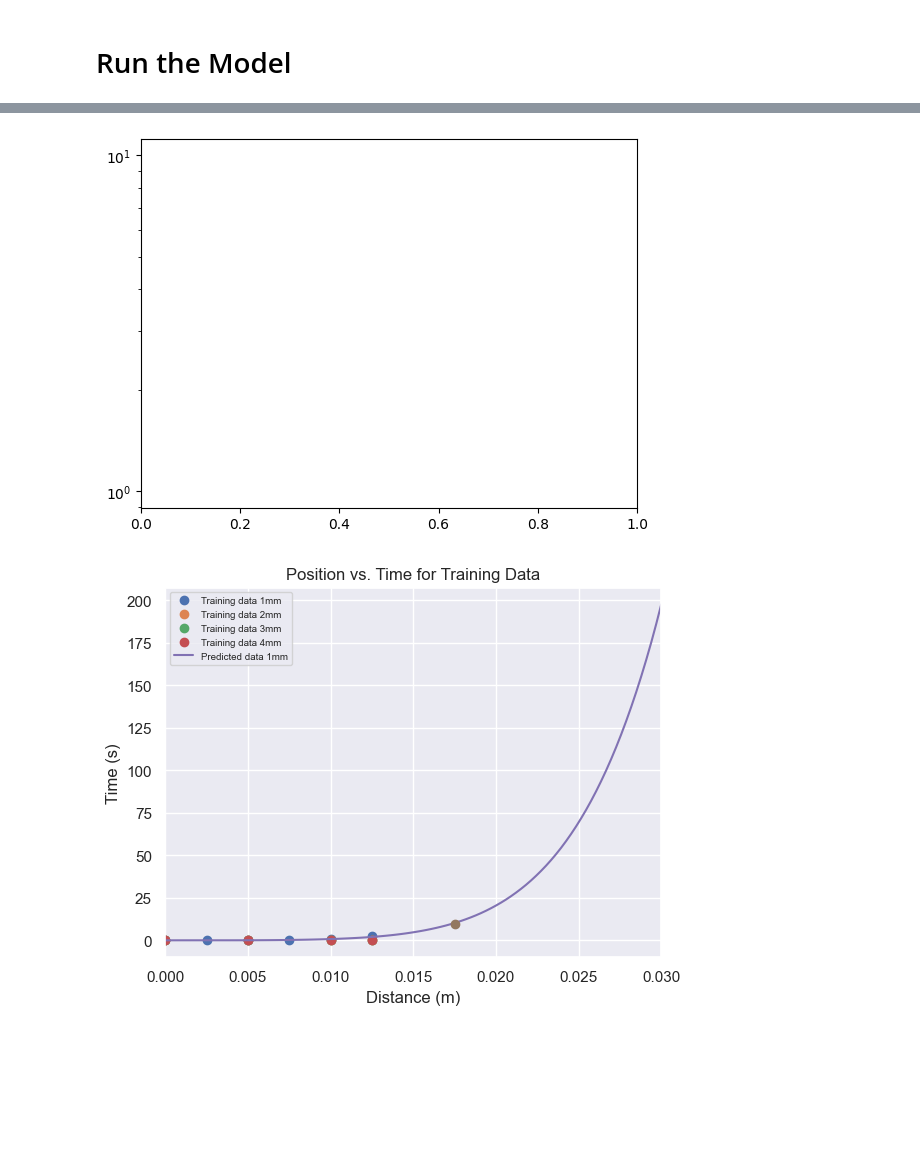
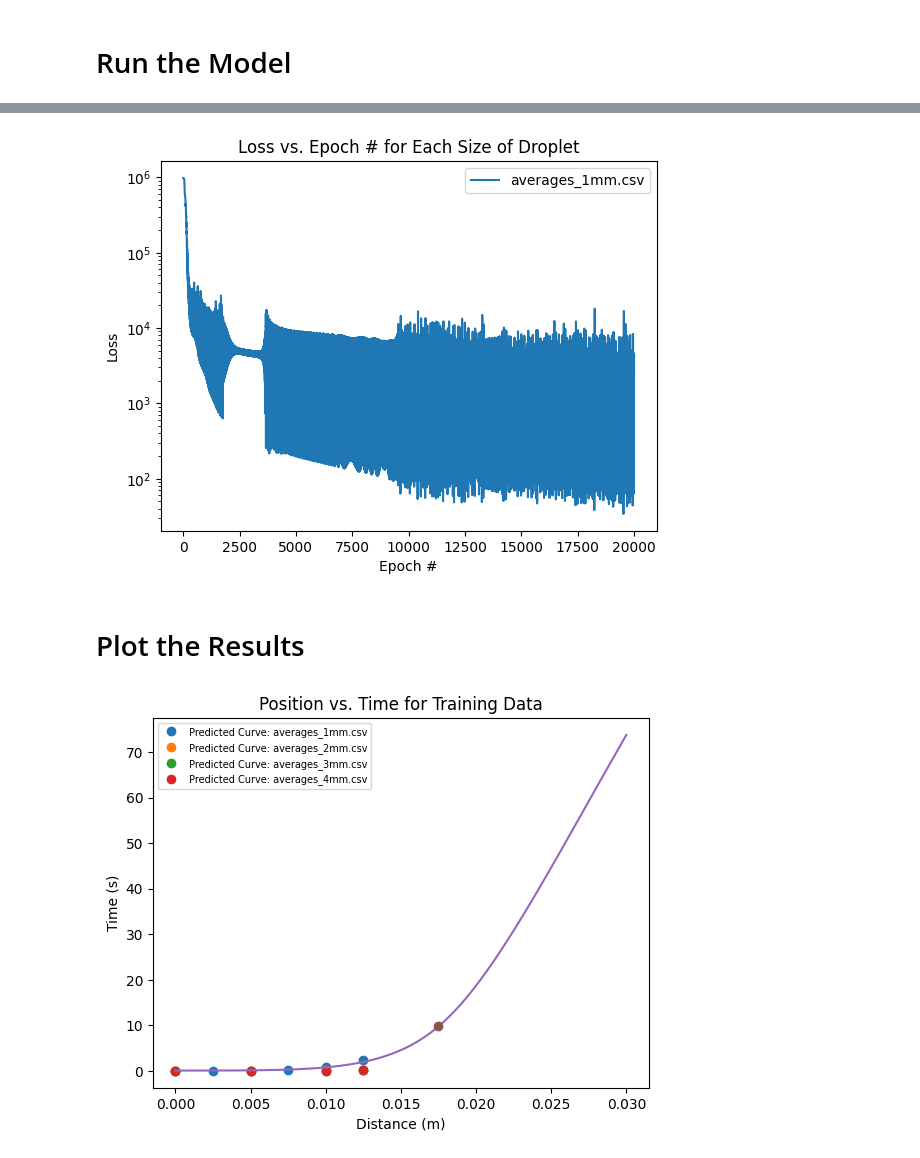
Before and after one commit to rahavdayan/pinns-model, a Jupyter notebook: src/ferrofluid/dimensional/ferrofluid.ipynb, the cells around one changed output, grey strips where cells are left out. Cells and saved outputs as stored; diff of their text form; code cells hidden in the pictures; blank space fills up the shorter version.

```diff
--- a/src/ferrofluid/dimensional/ferrofluid.ipynb
+++ b/src/ferrofluid/dimensional/ferrofluid.ipynb
@@ -16,12 +16,0 @@ np.random.seed(10)
-# %%
-# Grab training data
-train, test, legend = grab_training_data()
-
-# Plot training data
-for i in range(0, len(train)):
-    plt.plot(train[i]['DISTANCE'], train[i]['TIME'], 'o')
-plt.legend(legend)
-plt.ylabel('Time (s)')
-plt.xlabel('Distance (m)')
-plt.title('Position vs. Time for Training Data')
-plt.show()
@@ -29,0 +17,22 @@ plt.show()
+# %%
+# Generate color gradients
+num_curves = len(train)
+red_colors = [cm.Reds(0.4 + 0.5 * (i / num_curves)) for i in range(num_curves)]
+blue_colors = [cm.Blues(0.4 + 0.5 * (i / num_curves)) for i in range(num_curves)]
+
+# Plot training data with progressively darker red
+for i in range(num_curves):
+    plt.plot(train[i]['DISTANCE'], train[i]['TIME'], 'o', color=red_colors[i])
+
+# Plot test data with progressively darker blue
+for i in range(num_curves):
+    plt.plot(test[i]['DISTANCE'], test[i]['TIME'], 'o', color=blue_colors[i])
+
+plt.ylabel('Time (s)')
+plt.xlabel('Distance (m)')
+plt.title('Position vs. Time for Training Data')
+
+# Adjust legend generation if legend is defined
+plt.legend(np.concatenate((['training data' + item for item in legend],
+                           ['test data' + item for item in legend])))
+plt.show()
@@ -30,7 +41,7 @@ plt.show()
 # %% [markdown]
 # Run the Model
 # %%
-num_epochs = 6000
+num_epochs = 20000
 data_loss_weight = 1
 physics_loss_weight = 1
 lr = 8*1e-4
@@ -47,9 +58,9 @@ different_droplet_networks = [None] * len(train)
 for i in range(0, len(different_droplet_networks)):
     different_droplet_networks[i] = Net(1, 1, droplet_size_idx=i, loss2=physics_loss_dim, epochs=num_epochs, loss1_weight=data_loss_weight, loss2_weight=physics_loss_weight, lr=lr, batch_size=batch_size).to(DEVICE)
     print(f'Losses for {i+1}mm droplet:')
-    losses = different_droplet_networks[i].fit(np.array(train[i]['DISTANCE']), np.array(train[i]['TIME']))
+    data_losses, physics_loss, tot_losses = different_droplet_networks[i].fit(np.array(train[i]['DISTANCE']), np.array(train[i]['TIME']))
     print()
-    plt.plot(losses)
+    plt.plot(tot_losses)
 plt.legend(legend)
 plt.xlabel('Epoch #')
 plt.ylabel('Loss')
@@ -73,24 +91,30 @@ KeyboardInterrupt:
-[figure, old version]
+[figure, new version]
+# %% [markdown]
+# Plot the Results
 # %%
 '''
-Plot the dimensionalized data for each droplet as well as each respective dimensionalized model
+Plot the data for each droplet as well as each respective dimensionalized model
 '''
 
-# Plot dimensionalized data
-plot_dim_data(show=False)
+# Plot training data
+for i in range(0, len(different_droplet_networks)):
+    plt.plot(train[i]['DISTANCE'], train[i]['TIME'], 'o')
+plt.legend(legend)
+plt.ylabel('Time (s)')
+plt.xlabel('Distance (m)')
+plt.title('Position vs. Time for Training Data')
 
-# Use nondimensionalized model to make prediction
+# Use model to make prediction
 xs = np.linspace(0, 0.03, 100)
 
-# Plot dimensionalized model
-# for i in range(0, len(different_droplet_networks)):
-for i in range(0, 1):
+predicted_curves_legend = ['Predicted Curve: ' + item for item in legend]
+
+# Plot model prediction curves
+for i in range(0, len(different_droplet_networks)):
     preds = different_droplet_networks[i].predict(xs)
     plt.plot(xs, preds)
     plt.plot(test[i]['DISTANCE'], test[i]['TIME'], 'o')
-    dim_legend.append(f'Predicted data {i+1}mm')
-plt.xlim(0, 0.03)
-plt.legend(dim_legend, fontsize=7)
+plt.legend(predicted_curves_legend, fontsize=7)
 plt.show()
 # %% [output]
-[figure, old version]
+[figure, new version]
```
Also changed, not shown: parts of 8 cells of this notebook, 2 other files.
